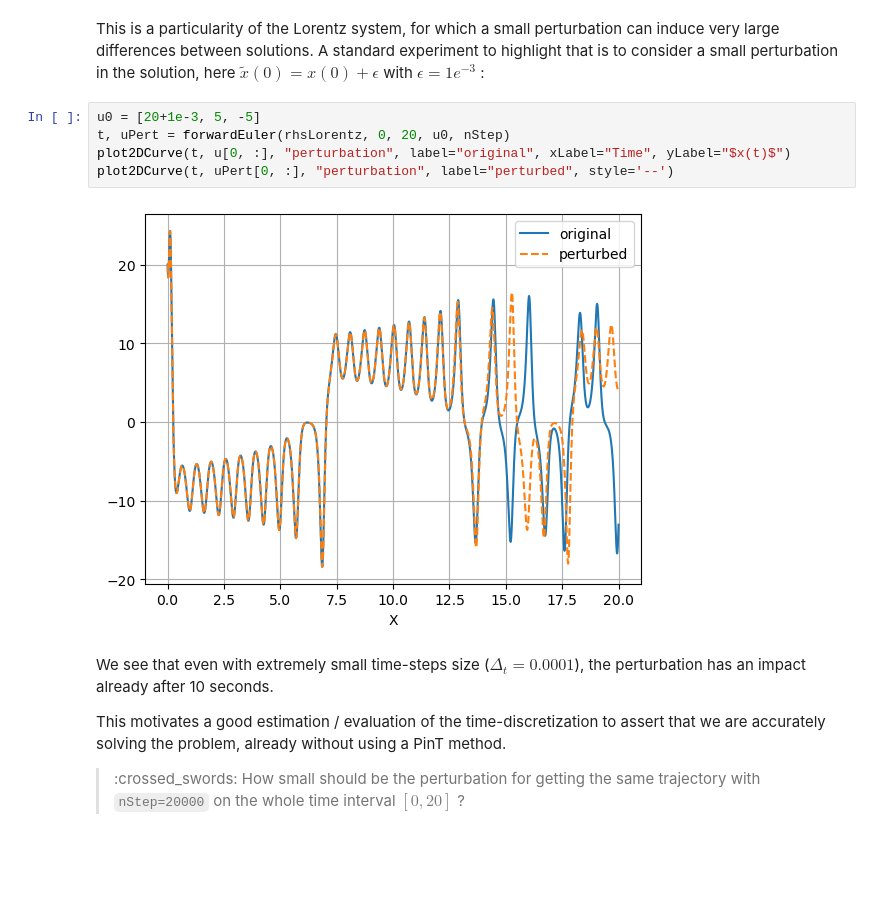
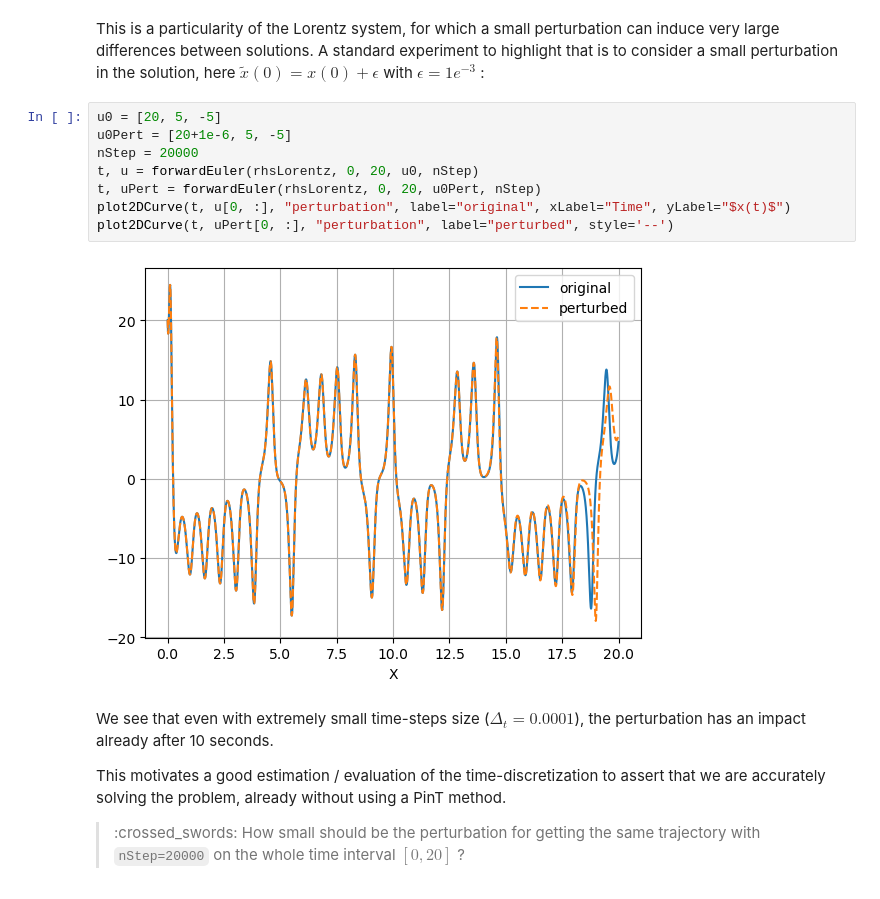
Before and after one commit to tlunet/pint-workshops, a Jupyter notebook: 2023-06_IPH-Workshop/s1/notebook.ipynb, the cells around one changed output. Drawn from its saved outputs; the diff is of its cells as text; blank space fills up the shorter version.

```diff
--- a/2023-06_IPH-Workshop/s1/notebook.ipynb
+++ b/2023-06_IPH-Workshop/s1/notebook.ipynb
@@ -98,12 +98,15 @@ plot2DCurve(t, u[2, :], "solution", label="z")
 This is a particularity of the Lorentz system, for which a small perturbation can induce very large differences between solutions.
 A standard experiment to highlight that is to consider a small perturbation in the solution, here $\tilde{x}(0) = x(0) + \epsilon$ with $\epsilon=1e^{-3}$ :
 # %%
-u0 = [20+1e-3, 5, -5]
-t, uPert = forwardEuler(rhsLorentz, 0, 20, u0, nStep)
+u0 = [20, 5, -5]
+u0Pert = [20+1e-6, 5, -5]
+nStep = 20000
+t, u = forwardEuler(rhsLorentz, 0, 20, u0, nStep)
+t, uPert = forwardEuler(rhsLorentz, 0, 20, u0Pert, nStep)
 plot2DCurve(t, u[0, :], "perturbation", label="original", xLabel="Time", yLabel="$x(t)$")
 plot2DCurve(t, uPert[0, :], "perturbation", label="perturbed", style='--')
 # %% [output]
-[figure, old version]
+[figure, new version]
 # %% [markdown]
 We see that even with extremely small time-steps size ($\Delta_t=0.0001$), the perturbation has an impact already after 10 seconds.
 
```
Also changed, not shown: parts of 2 cells of this notebook.
